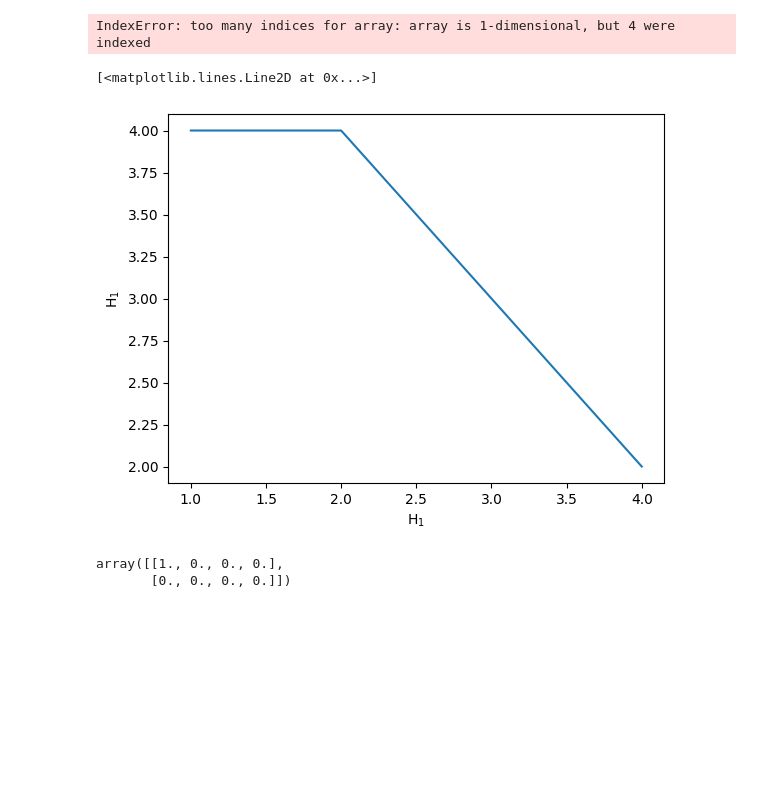
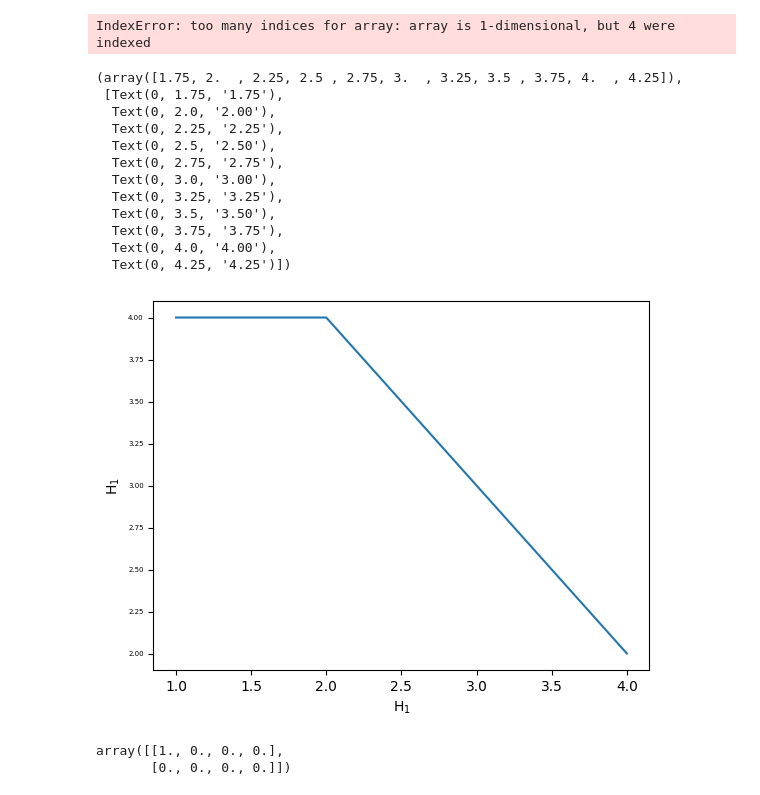
Before and after one commit to frescigno/magpy_rv, a Jupyter notebook: test.ipynb, the cells around one changed output. Drawn from its saved outputs; the diff is of its cells as text; code cells hidden in the pictures; blank space fills up the shorter version.

```diff
--- a/test.ipynb
+++ b/test.ipynb
@@ -270,12 +270,24 @@ IndexError: too many indices for array: array is 1-dimensional, but 4 were index
 # %%
 b = '1'
 a = r"H$_{}$".format(b)
 plt.ylabel(a)
 plt.xlabel(a)
 plt.plot([1,2,3,4], [4,4,3,2])
+plt.yticks(size = 5)
 # %% [output]
-[<matplotlib.lines.Line2D at 0x...>]
+(array([1.75, 2.  , 2.25, 2.5 , 2.75, 3.  , 3.25, 3.5 , 3.75, 4.  , 4.25]),
+ [Text(0, 1.75, '1.75'),
+  Text(0, 2.0, '2.00'),
+  Text(0, 2.25, '2.25'),
+  Text(0, 2.5, '2.50'),
+  Text(0, 2.75, '2.75'),
+  Text(0, 3.0, '3.00'),
+  Text(0, 3.25, '3.25'),
+  Text(0, 3.5, '3.50'),
+  Text(0, 3.75, '3.75'),
+  Text(0, 4.0, '4.00'),
+  Text(0, 4.25, '4.25')])
-[figure, old version]
+[figure, new version]
 # %%
 a = np.zeros(shape = (2,4,5))
 a[0,0,:] = 1
```
Also changed, not shown: parts of 3 cells of this notebook.
